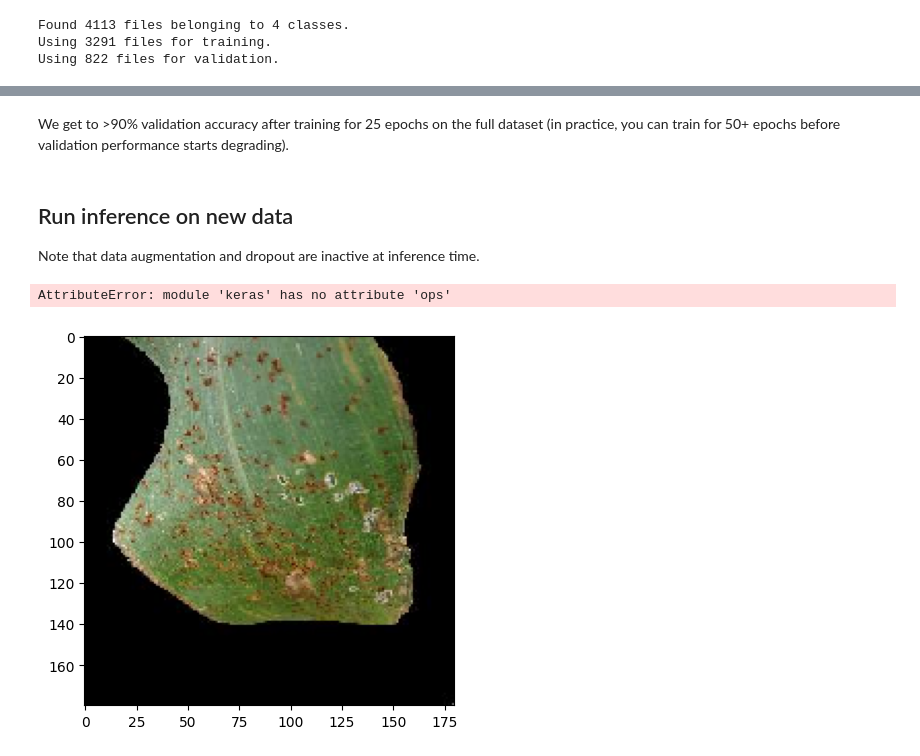
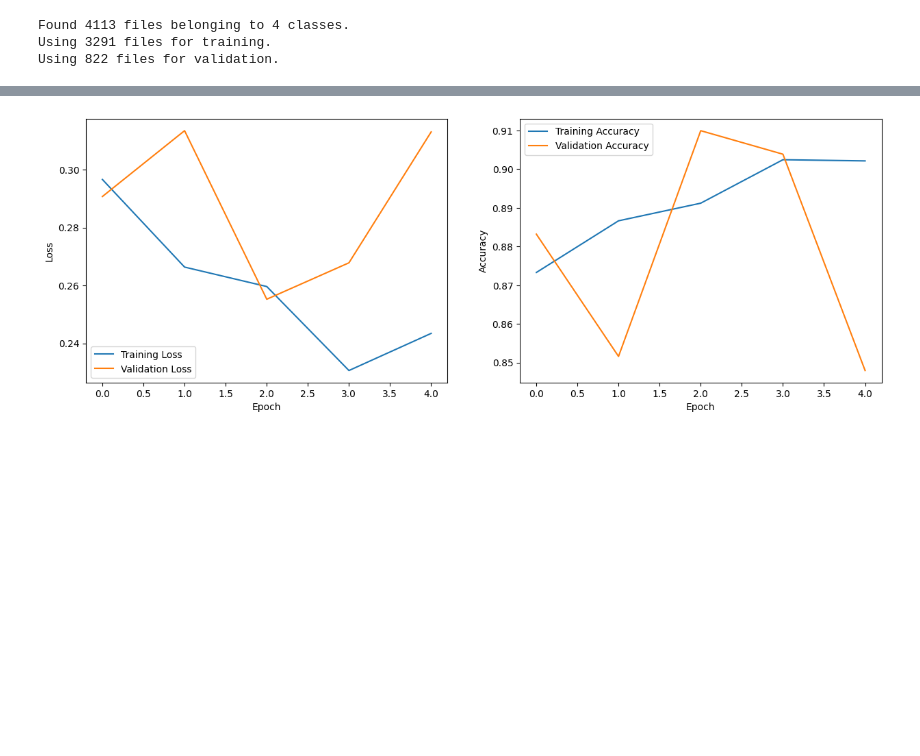
Before and after one commit to valerio-unifei/ECO904, a Jupyter notebook: 2024-1/Atividade_2/ECO904_2024_1_Atividade_2_Etapa_1.ipynb, the cells around one changed output, grey strips where cells are left out. Cells and saved outputs as stored; diff of their text form; code cells hidden in the pictures; blank space fills up the shorter version.

```diff
--- a/2024-1/Atividade_2/ECO904_2024_1_Atividade_2_Etapa_1.ipynb
+++ b/2024-1/Atividade_2/ECO904_2024_1_Atividade_2_Etapa_1.ipynb
@@ -277,18 +179,9 @@ train_ds
 # %%
-epochs = 25
-
-callbacks = [
-    keras.callbacks.ModelCheckpoint("save_at_{epoch}.keras"),
-]
 model.compile(
     optimizer=keras.optimizers.Adam(3e-4),
-    loss='categorical_crossentropy',
-    metrics=['accuracy'],
+    loss=keras.losses.CategoricalCrossentropy(from_logits=True),
+    metrics=['accuracy']
 )
-model.fit(
-    train_ds,
-    epochs=25,
-    callbacks=callbacks,
-    validation_data=val_ds,
-)
+
+historico = model.fit(train_ds, epochs=5, validation_data=val_ds)
 # %% [output]
@@ -313,19 +198,25 @@ Epoch 25/25
-# %% [markdown]
-We get to >90% validation accuracy after training for 25 epochs on the full dataset
-(in practice, you can train for 50+ epochs before validation performance starts degrading).
-# %% [markdown]
-## Run inference on new data
-
-Note that data augmentation and dropout are inactive at inference time.
-# %%
-img = keras.utils.load_img("/content/data/Common_Rust/Corn_Common_Rust (1003).JPG", target_size=image_size)
-plt.imshow(img)
-
-img_array = keras.utils.img_to_array(img)
-img_array = keras.ops.expand_dims(img_array, 0)  # Create batch axis
-
-predictions = model.predict(img_array)
-predictions
-# %% [output]
-AttributeError: module 'keras' has no attribute 'ops'
-[figure, removed]
+# %%
+loss = historico.history['loss']
+val_loss = historico.history['val_loss']
+accuracy = historico.history['accuracy']
+val_accuracy = historico.history['val_accuracy']
+
+plt.figure(figsize=(15, 5))
+
+plt.subplot(1, 2, 1)
+plt.plot(loss, label='Training Loss')
+plt.plot(val_loss, label='Validation Loss')
+plt.xlabel('Epoch')
+plt.ylabel('Loss')
+plt.legend()
+
+plt.subplot(1, 2, 2)
+plt.plot(accuracy, label='Training Accuracy')
+plt.plot(val_accuracy, label='Validation Accuracy')
+plt.xlabel('Epoch')
+plt.ylabel('Accuracy')
+plt.legend()
+
+plt.show()
+# %% [output]
+[figure, added]
```
Also changed, not shown: parts of 39 cells of this notebook, 1 other file.
